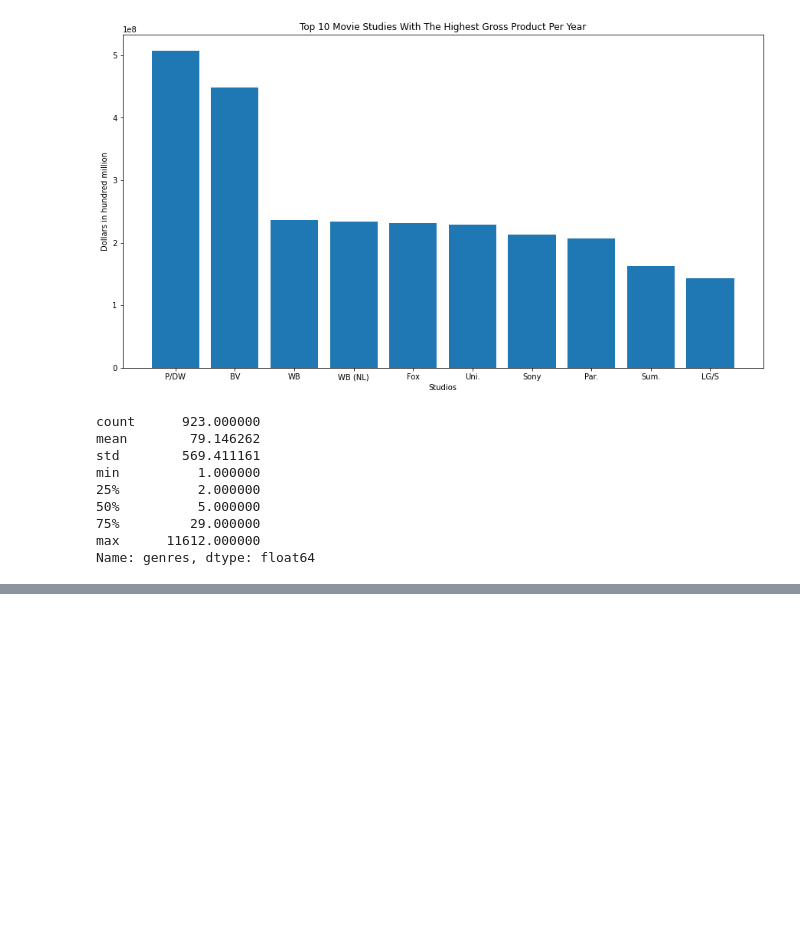
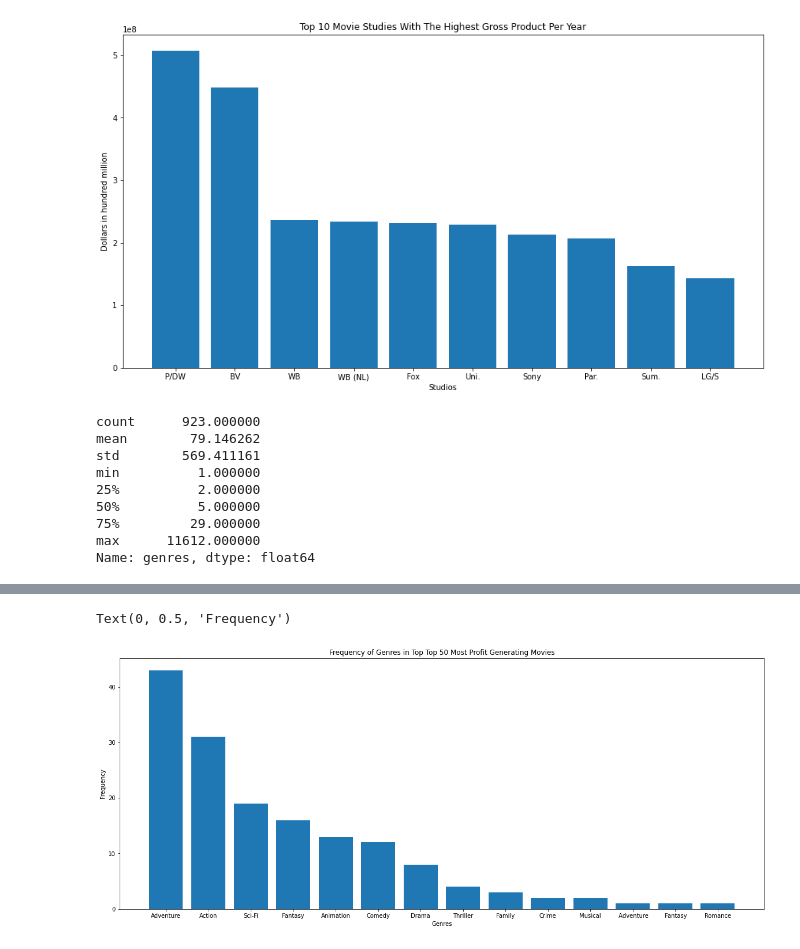
Before and after one commit to learn-co-curriculum/dsc-phase-1-project-v2-3, a Jupyter notebook: mustafasnb.ipynb, the cells around one changed output, grey strips where cells are left out. Cells and saved outputs as stored; diff of their text form; code cells hidden in the pictures; blank space fills up the shorter version.

```diff
--- a/mustafasnb.ipynb
+++ b/mustafasnb.ipynb
@@ -186,0 +226,23 @@ Name: genres, dtype: float64
+# %%
+top_50_movies_genre_distribution
+top_50_movies_genre_distribution_dict = top_50_movies_genre_distribution.to_dict()
+top_50_movies_genre_distribution_dict
+new_dict = {}
+for k,v in top_50_movies_genre_distribution_dict.items():
+    temp = k.split(',')
+    for t in temp:
+        if t not in new_dict:
+            new_dict[t] = v
+        else:
+            new_dict[t] += v
+new_dict = {k: v for k, v in sorted(new_dict.items(), key=lambda x: x[1], reverse=True)}
+new_dict
+
+fig,ax = plt.subplots(figsize=(20,8))
+ax.bar(list(new_dict), list(new_dict.values()))
+ax.set_title("Frequency of Genres in Top Top 50 Most Profit Generating Movies")
+ax.set_xlabel("Genres")
+ax.set_ylabel("Frequency")
+# %% [output]
+Text(0, 0.5, 'Frequency')
+[figure, added]
```
Also changed, not shown: parts of 8 cells of this notebook, 2 other files.
